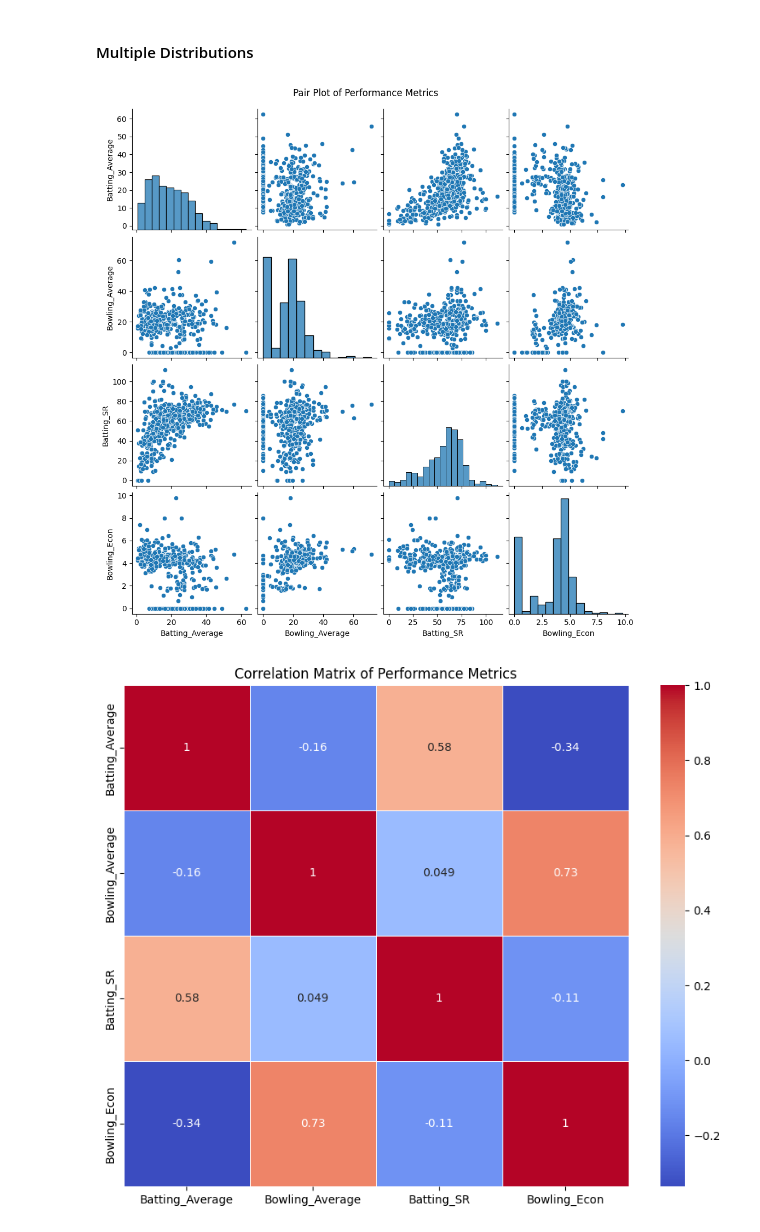
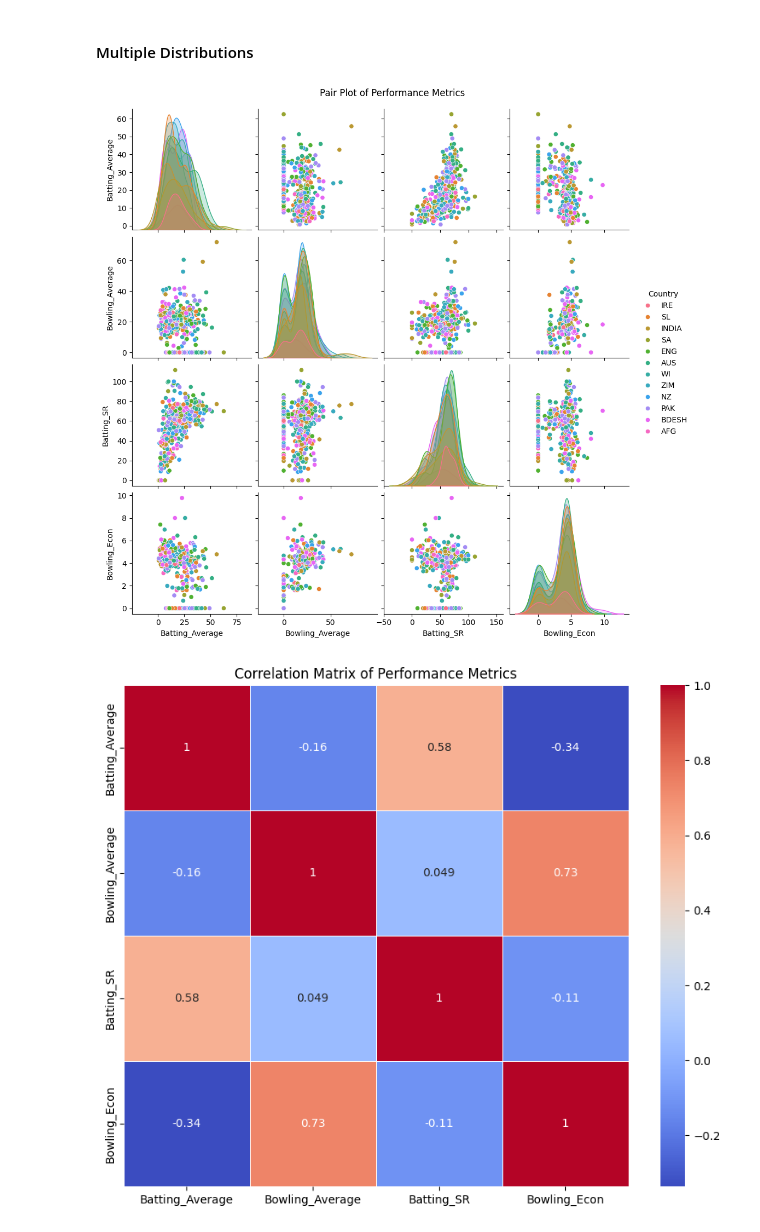
Before and after one commit to Henil-08/Cricket-all-format, a Jupyter notebook: research.ipynb, the cells around one changed output. Cells and saved outputs as stored; diff of their text form; code cells hidden in the pictures.

```diff
--- a/research.ipynb
+++ b/research.ipynb
@@ -275,11 +275,12 @@ plt.show()
 #### Multiple Distributions
 # %%
 # Pair plot of key performance metrics
-sns.pairplot(df[['Batting_Average', 'Bowling_Average', 'Batting_SR', 'Bowling_Econ']])
+temp_df = df[['Batting_Average', 'Bowling_Average', 'Batting_SR', 'Bowling_Econ', 'Country']]
+sns.pairplot(data = temp_df, hue = "Country")
 plt.suptitle('Pair Plot of Performance Metrics', y=1.02)
 plt.show()
 # %% [output]
-[figure, old version]
+[figure, new version]
 # %%
 # Correlation Analysis
 corr = df[['Batting_Average', 'Bowling_Average', 'Batting_SR', 'Bowling_Econ']].corr()
```
